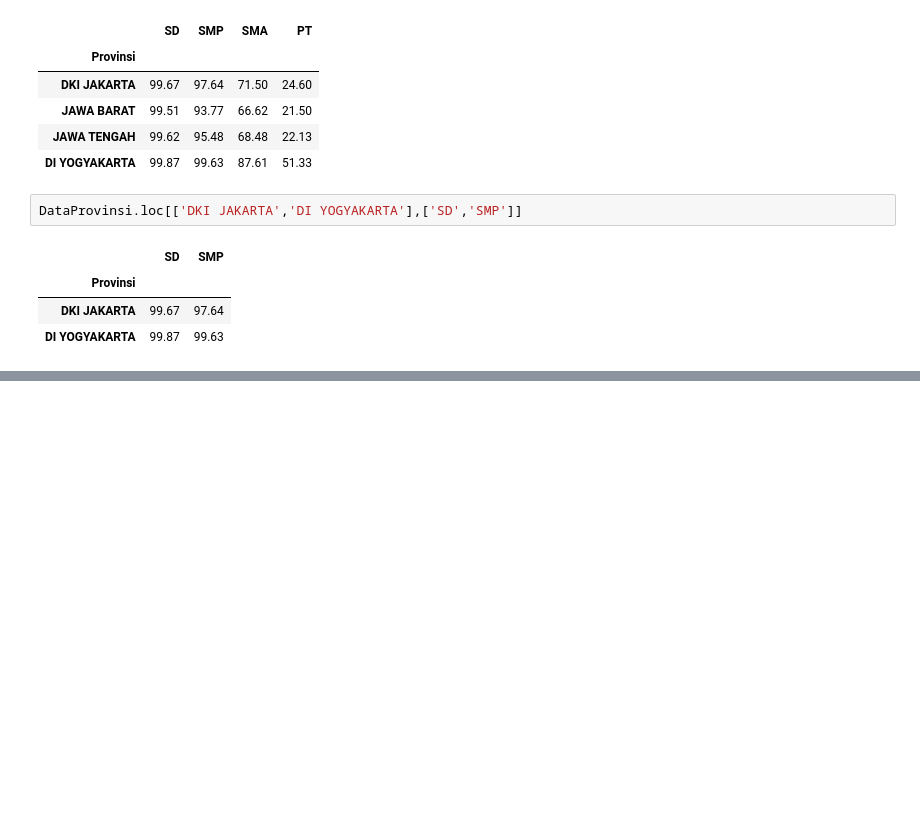
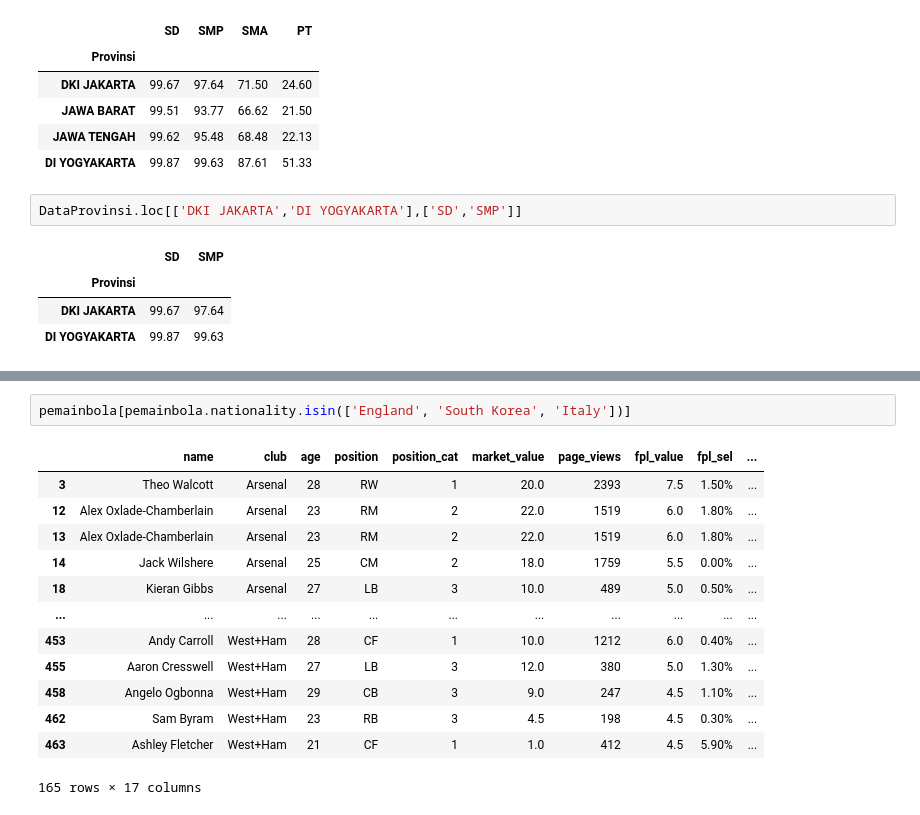
Before and after one commit to KevinCandra9999/colab-3, a Jupyter notebook: DataFrame.ipynb, the cells around one changed output, grey strips where cells are left out. Cells and saved outputs as stored; diff of their text form; blank space fills up the shorter version.

```diff
--- a/DataFrame.ipynb
+++ b/DataFrame.ipynb
@@ -152,0 +226,16 @@ DataProvinsi.loc[['DKI JAKARTA','DI YOGYAKARTA'],['SD','SMP']]
+# %%
+pemainbola[pemainbola.nationality.isin(['England', 'South Korea', 'Italy'])]
+# %% [output]
+|  | name | club | age | position | position_cat | market_value | page_views | fpl_value | fpl_sel | ... |
+| 3 | Theo Walcott | Arsenal | 28 | RW | 1 | 20.0 | 2393 | 7.5 | 1.50% | ... |
+| 12 | Alex Oxlade-Chamberlain | Arsenal | 23 | RM | 2 | 22.0 | 1519 | 6.0 | 1.80% | ... |
+| 13 | Alex Oxlade-Chamberlain | Arsenal | 23 | RM | 2 | 22.0 | 1519 | 6.0 | 1.80% | ... |
+| 14 | Jack Wilshere | Arsenal | 25 | CM | 2 | 18.0 | 1759 | 5.5 | 0.00% | ... |
+| 18 | Kieran Gibbs | Arsenal | 27 | LB | 3 | 10.0 | 489 | 5.0 | 0.50% | ... |
+| ... | ... | ... | ... | ... | ... | ... | ... | ... | ... | ... |
+| 453 | Andy Carroll | West+Ham | 28 | CF | 1 | 10.0 | 1212 | 6.0 | 0.40% | ... |
+| 455 | Aaron Cresswell | West+Ham | 27 | LB | 3 | 12.0 | 380 | 5.0 | 1.30% | ... |
+| 458 | Angelo Ogbonna | West+Ham | 29 | CB | 3 | 9.0 | 247 | 4.5 | 1.10% | ... |
+| 462 | Sam Byram | West+Ham | 23 | RB | 3 | 4.5 | 198 | 4.5 | 0.30% | ... |
+| 463 | Ashley Fletcher | West+Ham | 21 | CF | 1 | 1.0 | 412 | 4.5 | 5.90% | ... |
+165 rows × 17 columns
```
Also changed, not shown: parts of 24 cells of this notebook.
